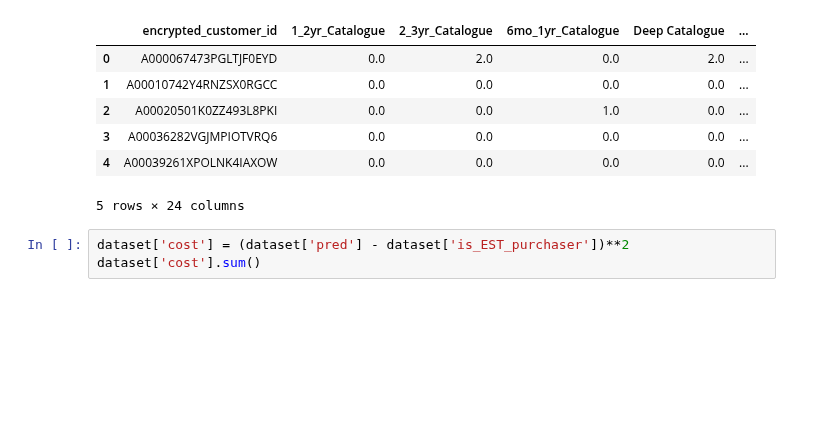
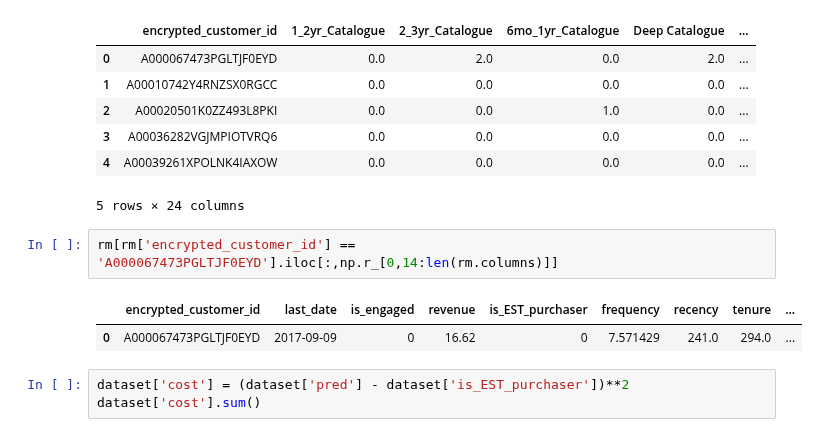
Before and after one commit to dfadeeff/AMZ_Projects, a Jupyter notebook: Random Content and Age.ipynb, the cells around one changed output. Saved outputs shown, nothing was run; the diff lists cells and outputs as text; blank space fills up the shorter version.

Commit message:
Use numpy.r_
Select custom combination of columns in a dataframe

```diff
--- a/Random Content and Age.ipynb
+++ b/Random Content and Age.ipynb
@@ -495,6 +483,11 @@ rm.head()
 | 3 | A00036282VGJMPIOTVRQ6 | 0.0 | 0.0 | 0.0 | 0.0 | ... |
 | 4 | A00039261XPOLNK4IAXOW | 0.0 | 0.0 | 0.0 | 0.0 | ... |
 5 rows × 24 columns
+# %%
+rm[rm['encrypted_customer_id'] == 'A000067473PGLTJF0EYD'].iloc[:,np.r_[0,14:len(rm.columns)]]
+# %% [output]
+|  | encrypted_customer_id | last_date | is_engaged | revenue | is_EST_purchaser | frequency | recency | tenure | ... |
+| 0 | A000067473PGLTJF0EYD | 2017-09-09 | 0 | 16.62 | 0 | 7.571429 | 241.0 | 294.0 | ... |
 # %%
 dataset['cost'] = (dataset['pred'] - dataset['is_EST_purchaser'])**2
 dataset['cost'].sum()
```
Also changed, not shown: parts of 1 cell of this notebook.
